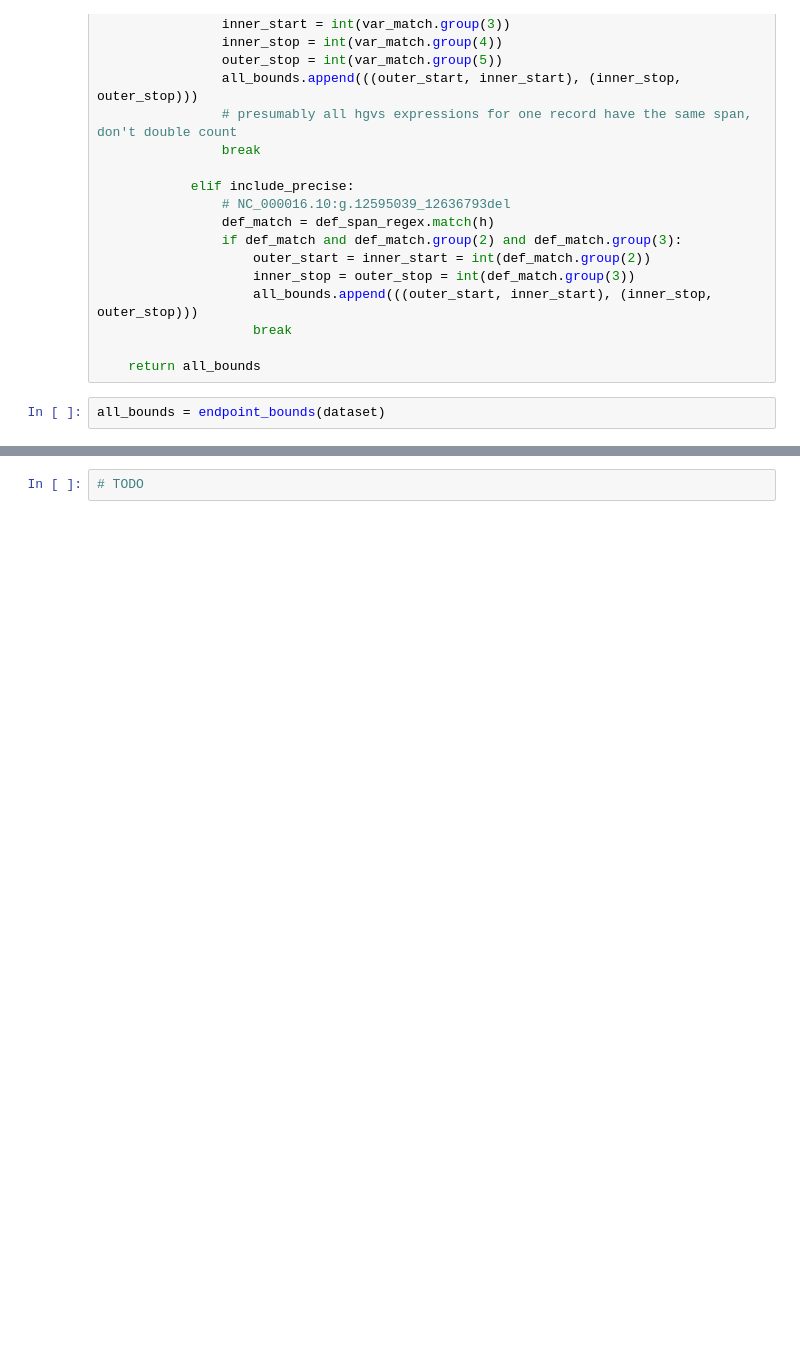
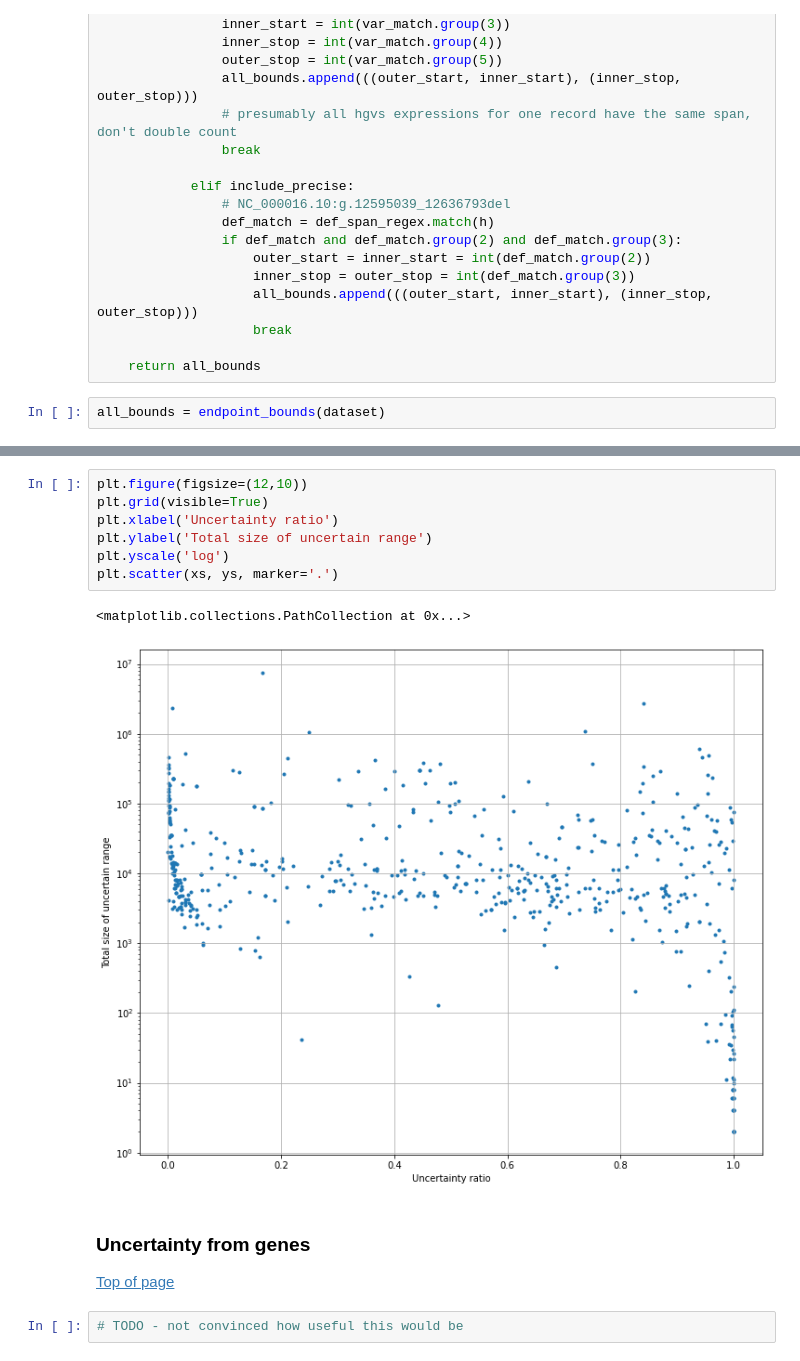
Before and after one commit to apriltuesday/eva-opentargets, a Jupyter notebook: data-exploration/complex-events/notebooks/hgvs-follow-up-part2.ipynb, the cells around one changed output, grey strips where cells are left out. Drawn from its saved outputs; the diff is of its cells as text; blank space fills up the shorter version.

```diff
--- a/data-exploration/complex-events/notebooks/hgvs-follow-up-part2.ipynb
+++ b/data-exploration/complex-events/notebooks/hgvs-follow-up-part2.ipynb
@@ -306,3 +326,17 @@ plt.scatter(xs, ys, marker='.')
+# %%
+plt.figure(figsize=(12,10))
+plt.grid(visible=True)
+plt.xlabel('Uncertainty ratio')
+plt.ylabel('Total size of uncertain range')
+plt.yscale('log')
+plt.scatter(xs, ys, marker='.')
+# %% [output]
+<matplotlib.collections.PathCollection at 0x...>
+[figure, added]
+# %% [markdown]
+### Uncertainty from genes
+
+[Top of page](#Table-of-contents)
 # %%
-# TODO
+# TODO - not convinced how useful this would be
 # %% [markdown]
```
Also changed, not shown: parts of 30 cells of this notebook.
